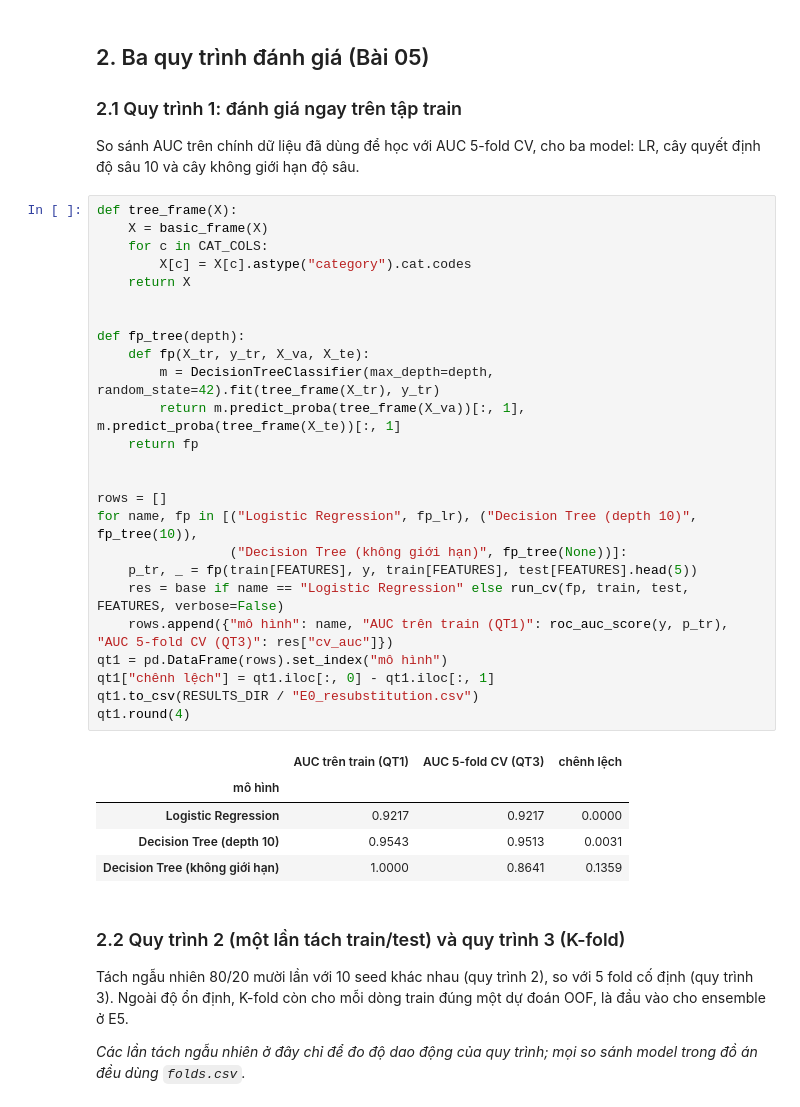
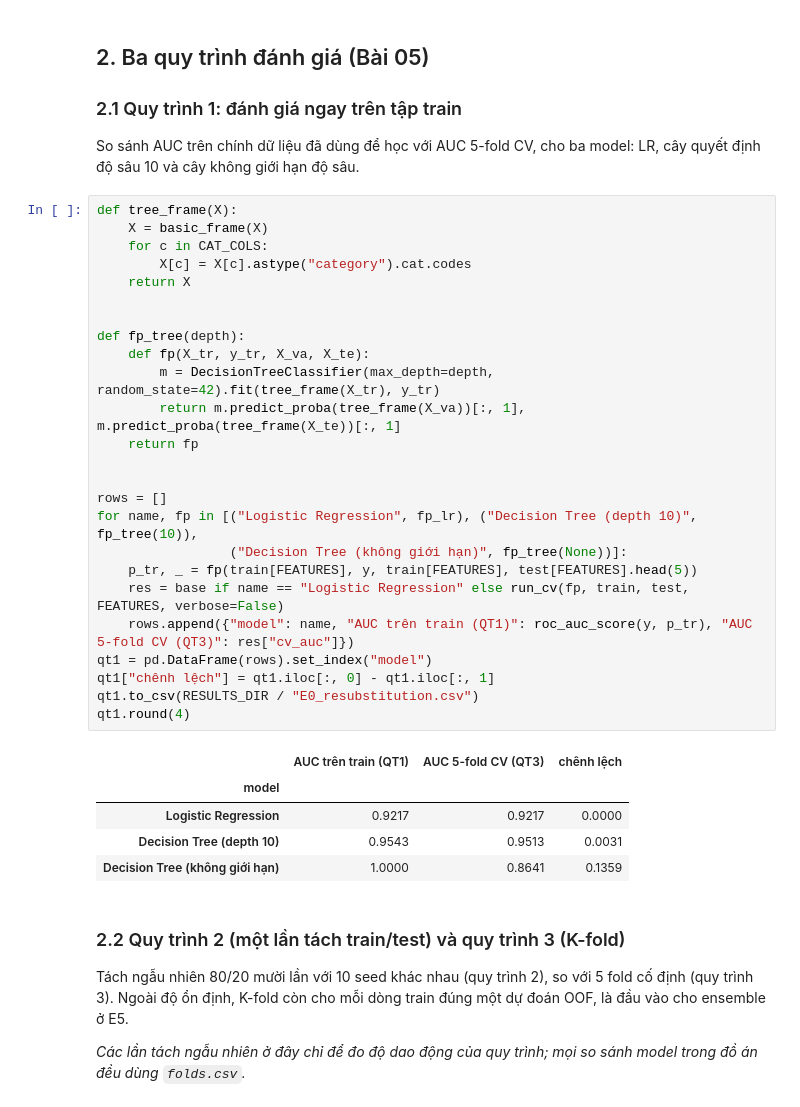
Before and after one commit to dthanhman/final_kaggle_S6E10, a Jupyter notebook: exp/E0_setup.ipynb, the cells around one changed output. Cells and saved outputs as stored; diff of their text form.

Commit message:
E0, E1: sửa thuật ngữ (model), khoảng tương quan cụm điểm đặt vé 0,42–0,77, viết mềm nhận định từ cụm KMeans

```diff
--- a/exp/E0_setup.ipynb
+++ b/exp/E0_setup.ipynb
@@ -162,31 +162,31 @@ không giới hạn độ sâu.
 # %%
 def tree_frame(X):
     X = basic_frame(X)
     for c in CAT_COLS:
         X[c] = X[c].astype("category").cat.codes
     return X
 
 
 def fp_tree(depth):
     def fp(X_tr, y_tr, X_va, X_te):
         m = DecisionTreeClassifier(max_depth=depth, random_state=42).fit(tree_frame(X_tr), y_tr)
         return m.predict_proba(tree_frame(X_va))[:, 1], m.predict_proba(tree_frame(X_te))[:, 1]
     return fp
 
 
 rows = []
 for name, fp in [("Logistic Regression", fp_lr), ("Decision Tree (depth 10)", fp_tree(10)),
                  ("Decision Tree (không giới hạn)", fp_tree(None))]:
     p_tr, _ = fp(train[FEATURES], y, train[FEATURES], test[FEATURES].head(5))
     res = base if name == "Logistic Regression" else run_cv(fp, train, test, FEATURES, verbose=False)
-    rows.append({"mô hình": name, "AUC trên train (QT1)": roc_auc_score(y, p_tr), "AUC 5-fold CV (QT3)": res["cv_auc"]})
-qt1 = pd.DataFrame(rows).set_index("mô hình")
+    rows.append({"model": name, "AUC trên train (QT1)": roc_auc_score(y, p_tr), "AUC 5-fold CV (QT3)": res["cv_auc"]})
+qt1 = pd.DataFrame(rows).set_index("model")
 qt1["chênh lệch"] = qt1.iloc[:, 0] - qt1.iloc[:, 1]
 qt1.to_csv(RESULTS_DIR / "E0_resubstitution.csv")
 qt1.round(4)
 # %% [output]
 |  | AUC trên train (QT1) | AUC 5-fold CV (QT3) | chênh lệch |
-| mô hình |  |  |  |
+| model |  |  |  |
 | Logistic Regression | 0.9217 | 0.9217 | 0.0000 |
 | Decision Tree (depth 10) | 0.9543 | 0.9513 | 0.0031 |
 | Decision Tree (không giới hạn) | 1.0000 | 0.8641 | 0.1359 |
```
Also changed, not shown: parts of 5 cells of this notebook, 4 other files.
